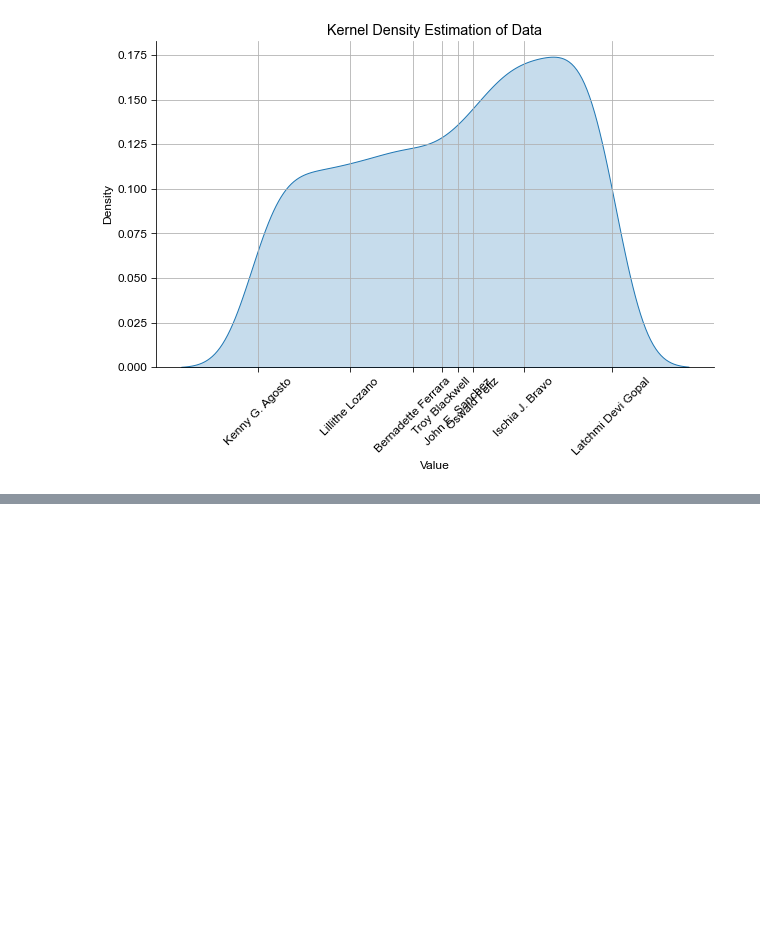
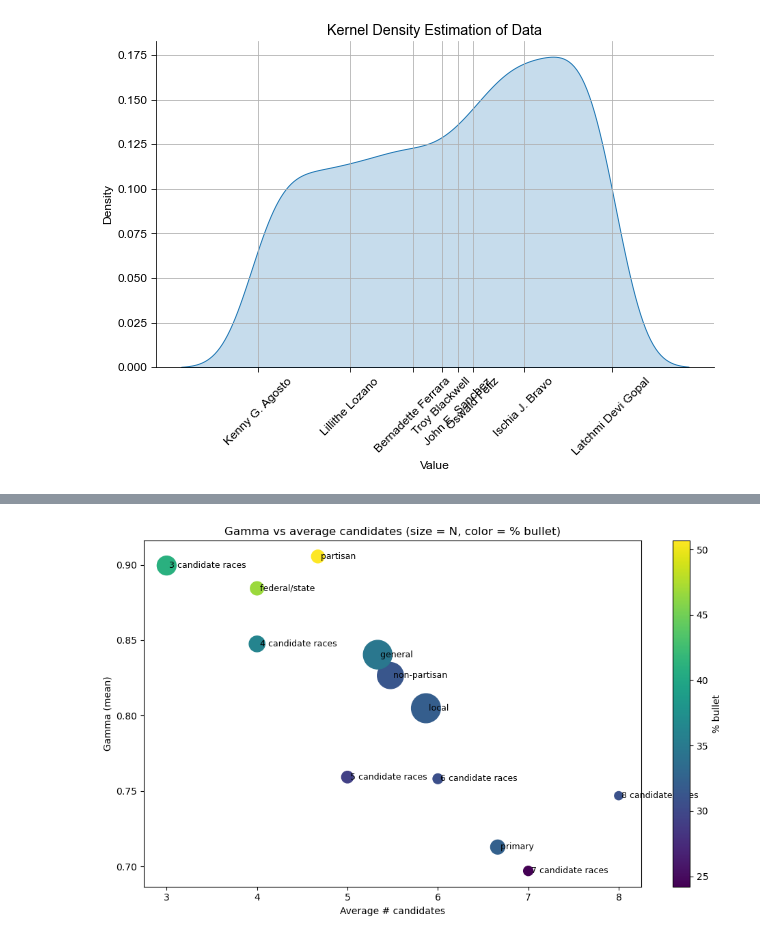
Before and after one commit to SamWangPhD/bugs-in-democracy, a Jupyter notebook: cleaned files/figures.ipynb, the cells around one changed output, grey strips where cells are left out. Cells and saved outputs as stored; diff of their text form; code cells hidden in the pictures; blank space fills up the shorter version.

```diff
--- a/cleaned files/figures.ipynb
+++ b/cleaned files/figures.ipynb
@@ -2871,0 +2915,21 @@ plot_KDE(bullet, normalized_distances_original, filename, ignore=False, save=Fal
+# %%
+plot_df = df[df["type of election"] != "all elections"].copy()
+
+x = plot_df["avg. candidates"]
+y = plot_df["gamma"]
+sizes = 30 + 3*plot_df["N"]  # scale bubble sizes
+
+plt.figure(figsize=(10, 6))
+sc = plt.scatter(x, y, s=sizes, c=plot_df["%_bullet"])
+plt.xlabel("Average # candidates")
+plt.ylabel("Gamma (mean)")
+plt.title("Gamma vs average candidates (size = N, color = % bullet)")
+plt.colorbar(sc, label="% bullet")
+
+for _, r in plot_df.iterrows():
+    plt.text(r["avg. candidates"], r["gamma"], " " + r["type of election"], fontsize=9, va="center")
+
+plt.tight_layout()
+plt.show()
+# %% [output]
+[figure, added]
```
Also changed, not shown: parts of 5 cells of this notebook, 2 other files.
